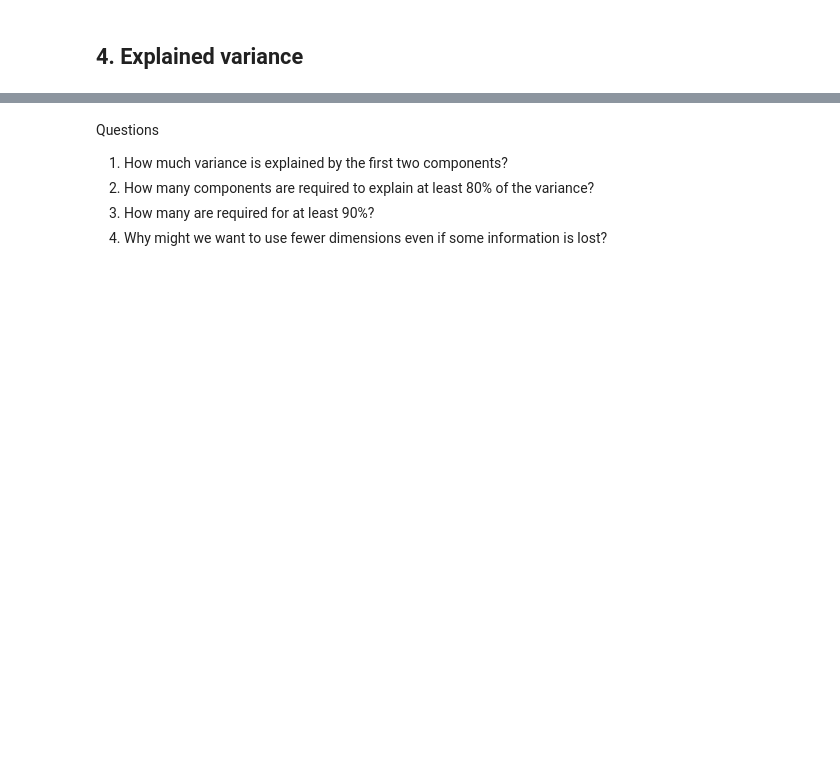
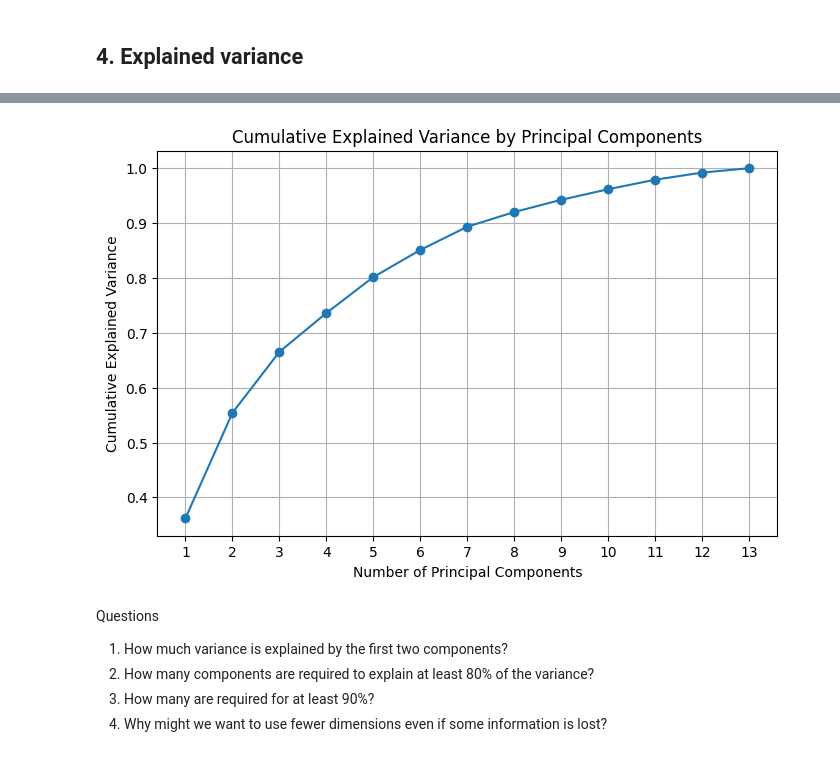
Before and after one commit to EvanAngQiXuan/IntroToMLAsg1, a Jupyter notebook: asg2_p1.ipynb, the cells around one changed output, grey strips where cells are left out. Saved outputs shown, nothing was run; the diff lists cells and outputs as text; code cells hidden in the pictures; blank space fills up the shorter version.

```diff
--- a/asg2_p1.ipynb
+++ b/asg2_p1.ipynb
@@ -106,3 +108,19 @@ Questions
 4. What information may have been lost by reducing 13 dimensions to 2?
 # %% [markdown]
 ## 4. Explained variance
+# %%
+# Perform PCA using all components
+pca_all = PCA()
+X_pca_all = pca_all.fit_transform(X_scaled)
+
+# Explained variance ratio of each principal component
+explained_variance = pca_all.explained_variance_ratio_
+
+# Calculate cumulative explained variance
+cumulative_variance = np.cumsum(explained_variance)
+
+print("Explained variance ratio:")
+print(explained_variance)
+
+print("\nCumulative explained variance:")
+print(cumulative_variance)
@@ -109,3 +137,22 @@ Questions
+# %%
+plt.figure(figsize=(8, 5))
+
+plt.plot(
+    range(1, len(cumulative_variance) + 1),
+    cumulative_variance,
+    marker="o"
+)
+
+plt.xlabel("Number of Principal Components")
+plt.ylabel("Cumulative Explained Variance")
+plt.title("Cumulative Explained Variance by Principal Components")
+
+plt.xticks(range(1, len(cumulative_variance) + 1))
+plt.grid()
+
+plt.show()
+# %% [output]
+[figure, added]
 # %% [markdown]
 Questions
 1. How much variance is explained by the first two components?
```
Also changed, not shown: parts of 4 cells of this notebook.
